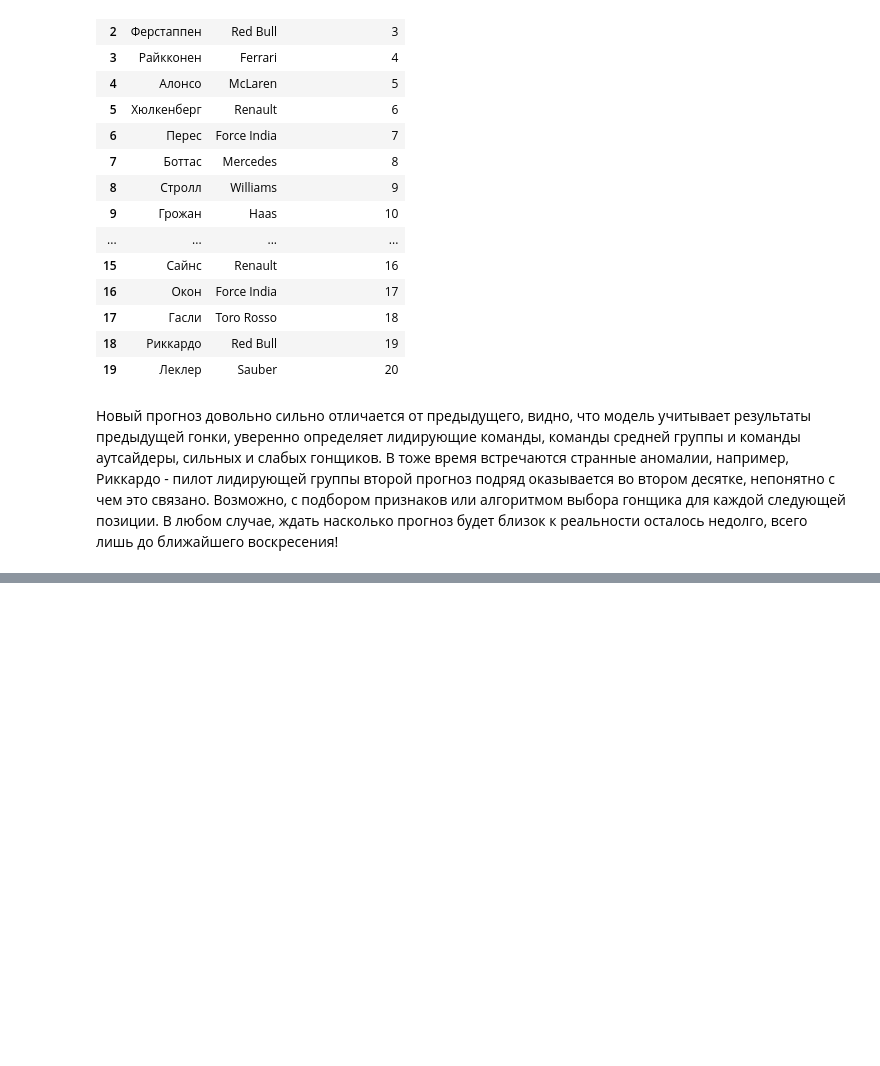
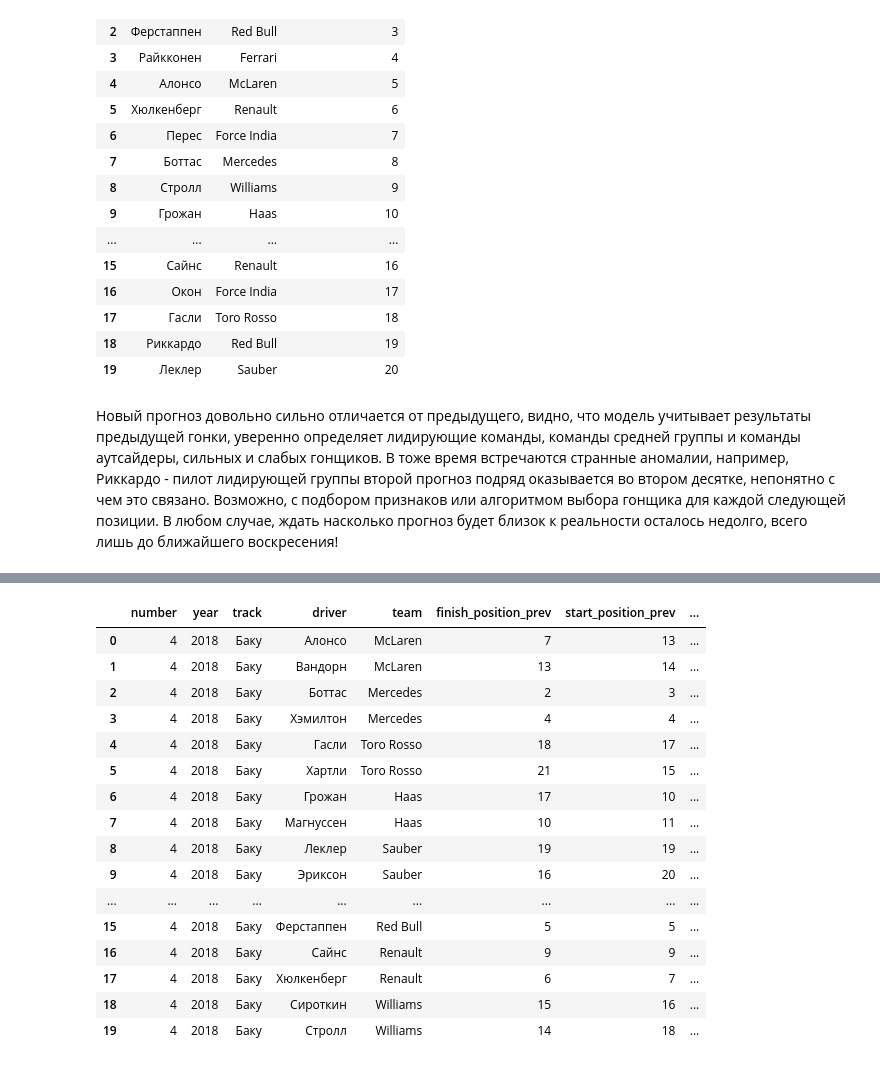
Before and after one commit to AndrewLrrr/f1-guru, a Jupyter notebook: f1-guru.ipynb, the cells around one changed output, grey strips where cells are left out. Cells and saved outputs as stored; diff of their text form; code cells hidden in the pictures; blank space fills up the shorter version.

Commit message:
Added new race prediction and a little bug fix

```diff
--- a/f1-guru.ipynb
+++ b/f1-guru.ipynb
@@ -1661,0 +1703,7 @@ race_prediction
+# %%
+df_racing_2018 = pd.read_csv(os.path.join(STORAGE_PATH, 'racing-data-2018.csv'))
+df_racing_2018 = df_racing_2018.merge(df_teams_strength)
+df_racing_2018 = df_racing_2018[RACING_DF_ACTUAL_FEATURES]
+df_racing_2018 = df_racing_2018.merge(df_teams_2018, on=['team', 'year'])
+df_racing_union = pd.concat([df_racing_merged, df_racing_2018])
+df_racing_union.head()
@@ -1661,0 +1717,26 @@ race_prediction
+# %%
+df_racing_union.dropna(inplace=True)
+df_blank_race = pd.read_csv(os.path.join(STORAGE_PATH, 'race-blank-data-2018-4.csv'))
+df_blank_race.average_speed_prev = df_blank_race.average_speed_prev.fillna(df_blank_race.average_speed_prev.min())
+df_blank_race = df_blank_race.fillna(df_blank_race.max())
+df_blank_race = df_blank_race.merge(df_teams_strength)
+df_blank_race = df_blank_race.merge(df_teams_2018, on=['team', 'year'])
+df_blank_race
+# %% [output]
+|  | number | year | track | driver | team | finish_position_prev | start_position_prev | ... |
+| 0 | 4 | 2018 | Баку | Алонсо | McLaren | 7 | 13 | ... |
+| 1 | 4 | 2018 | Баку | Вандорн | McLaren | 13 | 14 | ... |
+| 2 | 4 | 2018 | Баку | Боттас | Mercedes | 2 | 3 | ... |
+| 3 | 4 | 2018 | Баку | Хэмилтон | Mercedes | 4 | 4 | ... |
+| 4 | 4 | 2018 | Баку | Гасли | Toro Rosso | 18 | 17 | ... |
+| 5 | 4 | 2018 | Баку | Хартли | Toro Rosso | 21 | 15 | ... |
+| 6 | 4 | 2018 | Баку | Грожан | Haas | 17 | 10 | ... |
+| 7 | 4 | 2018 | Баку | Магнуссен | Haas | 10 | 11 | ... |
+| 8 | 4 | 2018 | Баку | Леклер | Sauber | 19 | 19 | ... |
+| 9 | 4 | 2018 | Баку | Эриксон | Sauber | 16 | 20 | ... |
+| ... | ... | ... | ... | ... | ... | ... | ... | ... |
+| 15 | 4 | 2018 | Баку | Ферстаппен | Red Bull | 5 | 5 | ... |
+| 16 | 4 | 2018 | Баку | Сайнс | Renault | 9 | 9 | ... |
+| 17 | 4 | 2018 | Баку | Хюлкенберг | Renault | 6 | 7 | ... |
+| 18 | 4 | 2018 | Баку | Сироткин | Williams | 15 | 16 | ... |
+| 19 | 4 | 2018 | Баку | Стролл | Williams | 14 | 18 | ... |
```
Also changed, not shown: parts of 24 cells of this notebook, 1 other file.
